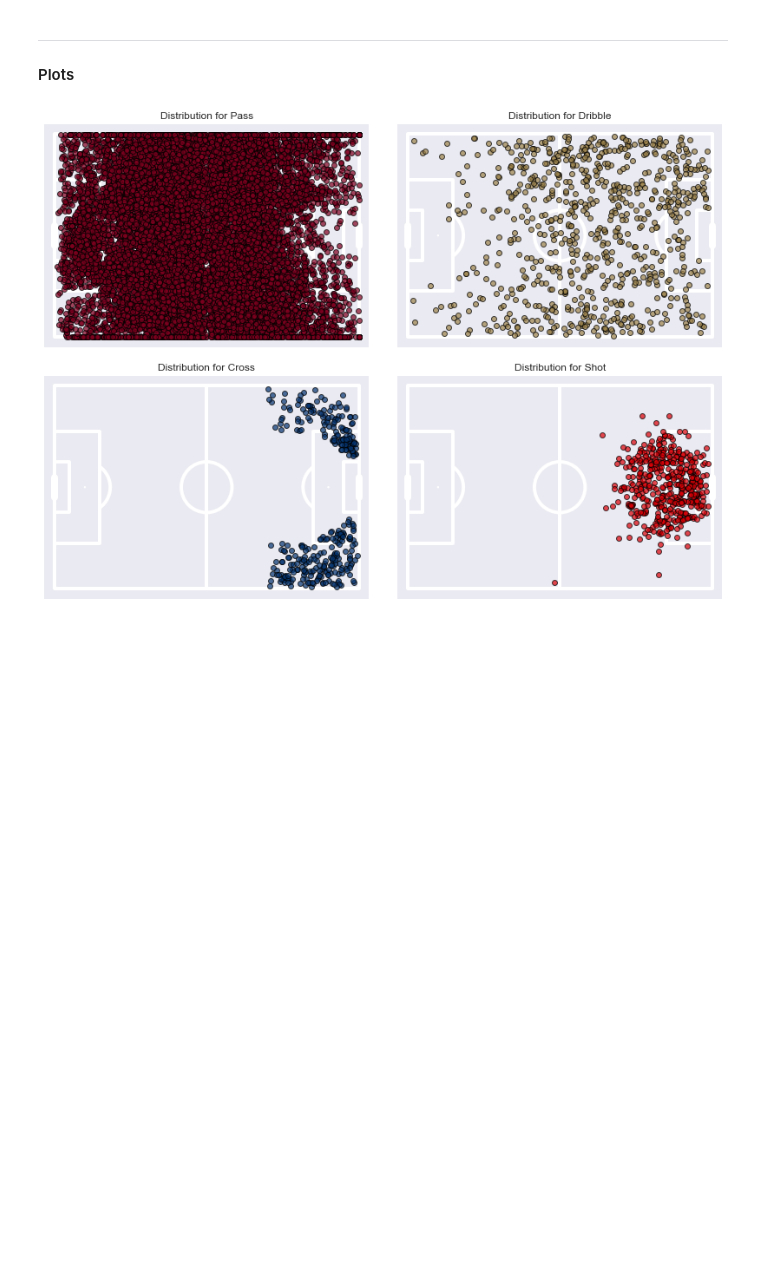
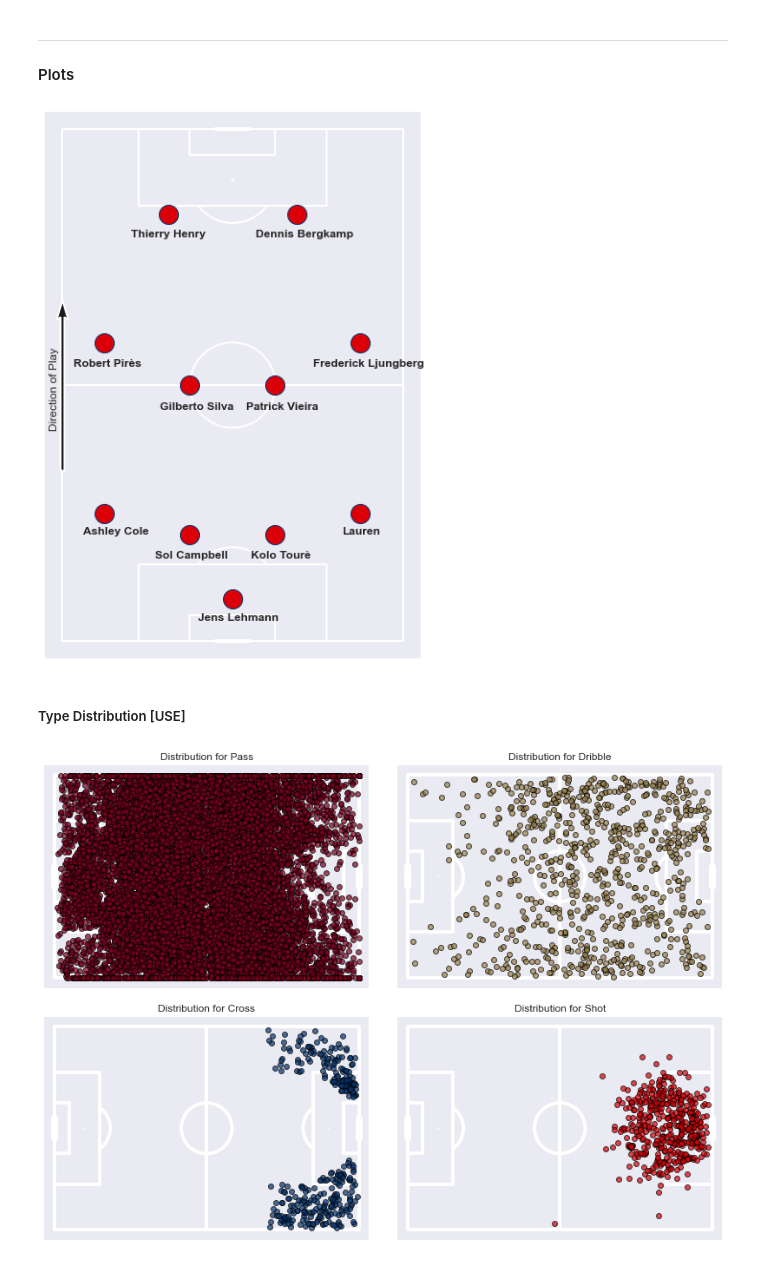
Before and after one commit to lucas-nelson-uiuc/stat430_unsupervised_project, a Jupyter notebook: soccer_project.ipynb, the cells around one changed output. Cells and saved outputs as stored; diff of their text form; code cells hidden in the pictures; blank space fills up the shorter version.

```diff
--- a/soccer_project.ipynb
+++ b/soccer_project.ipynb
@@ -757,6 +810,44 @@ plt.show()
 ---
 
 #### Plots
+# %%
+pitch = VerticalPitch(half=False)
+fig, ax = pitch.draw()
+lineup_df = pd.DataFrame(
+    # GK, LB, CB, CB, RB, LW, CM, CM, RW, ST, ST
+    {
+        'x' : [10,30,25,25,30,70,60,60,70,100,100],
+        'y' : [40,10,30,50,70,10,30,50,70,25,55]
+    }
+)
+sc = pitch.scatter(lineup_df.x, lineup_df.y,
+                # size varies between 100 and 1000 (points squared)
+                s=400,
+                c='#DB0007',  # color for scatter in hex format
+                edgecolors='#063672',  # give the markers a charcoal border
+                # for other markers types see: https://matplotlib.org/api/markers_api.html
+                marker='o',
+                ax=ax)
+
+ax.annotate(text='Thierry Henry', xy=(90,440), xytext=(90,440), xycoords='axes points', weight='bold')
+ax.annotate(text='Dennis Bergkamp', xy=(220,440), xytext=(220,440), xycoords='axes points', weight='bold')
+ax.annotate(text='Robert Pirès', xy=(30,305), xytext=(30,305), xycoords='axes points', weight='bold')
+ax.annotate(text='Gilberto Silva', xy=(120,260), xytext=(120,260), xycoords='axes points', weight='bold')
+ax.annotate(text='Patrick Vieira', xy=(210,260), xytext=(210,260), xycoords='axes points', weight='bold')
+ax.annotate(text='Frederick Ljungberg', xy=(280,305), xytext=(280,305), xycoords='axes points', weight='bold')
+ax.annotate(text='Ashley Cole', xy=(40,130), xytext=(40,130), xycoords='axes points', weight='bold')
+ax.annotate(text='Sol Campbell', xy=(115,105), xytext=(115,105), xycoords='axes points', weight='bold')
+ax.annotate(text='Kolo Tourè', xy=(215,105), xytext=(215,105), xycoords='axes points', weight='bold')
+ax.annotate(text='Lauren', xy=(310,130), xytext=(310,130), xycoords='axes points', weight='bold')
+ax.annotate(text='Jens Lehmann', xy=(160,40), xytext=(160,40), xycoords='axes points', weight='bold')
+
+ax.annotate(text='Direction of Play', xy=(5,240), xytext=(5,240), xycoords='axes points', ha='left', rotation=90)
+pitch.arrows(40, 0, 80, 0, linewidth=2, ax=ax)
+plt.show()
+# %% [output]
+[figure, added]
+# %% [markdown]
+##### Type Distribution [USE]
 # %%
 pass_df = master_df[master_df['type'] == 'Pass'].copy()
 pass_df[['location_x', 'location_y']] = pass_df[['location_x', 'location_y']].astype('float64')
```
Also changed, not shown: parts of 26 cells of this notebook, 1 other file.
